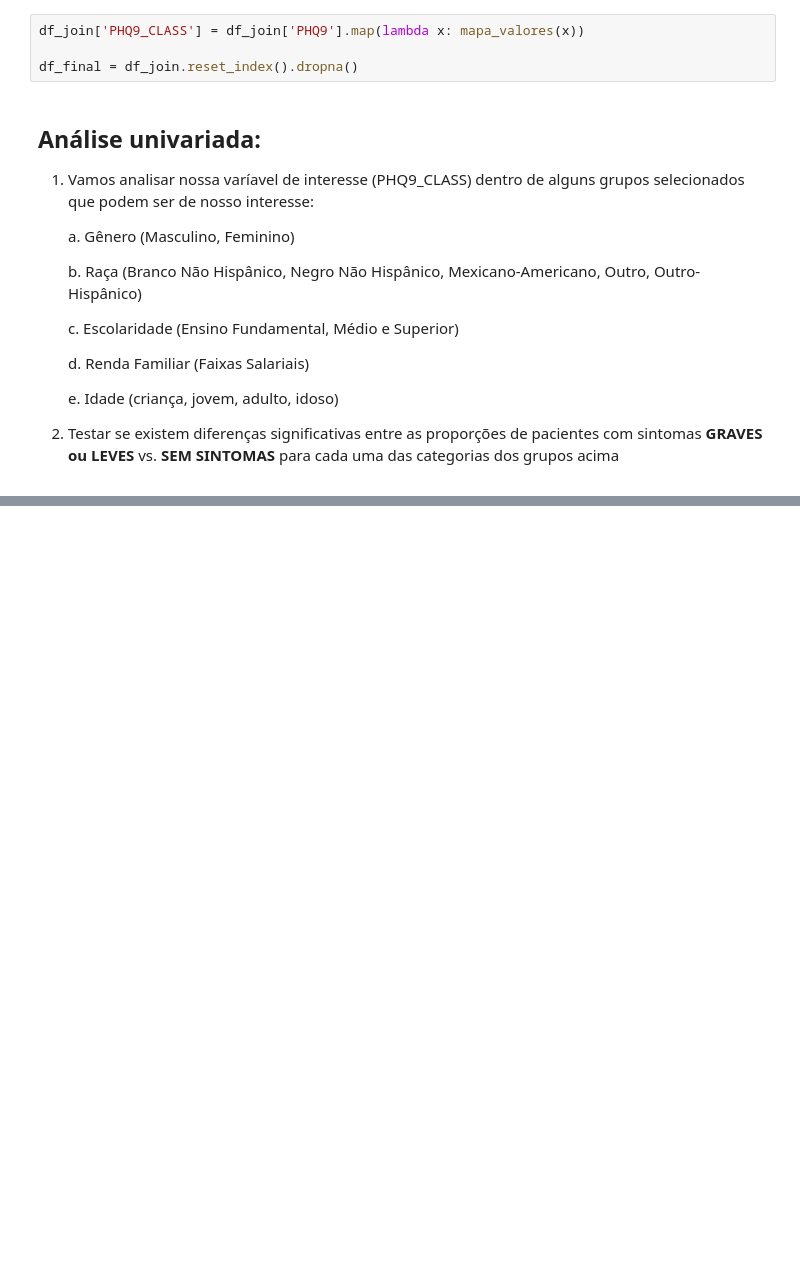
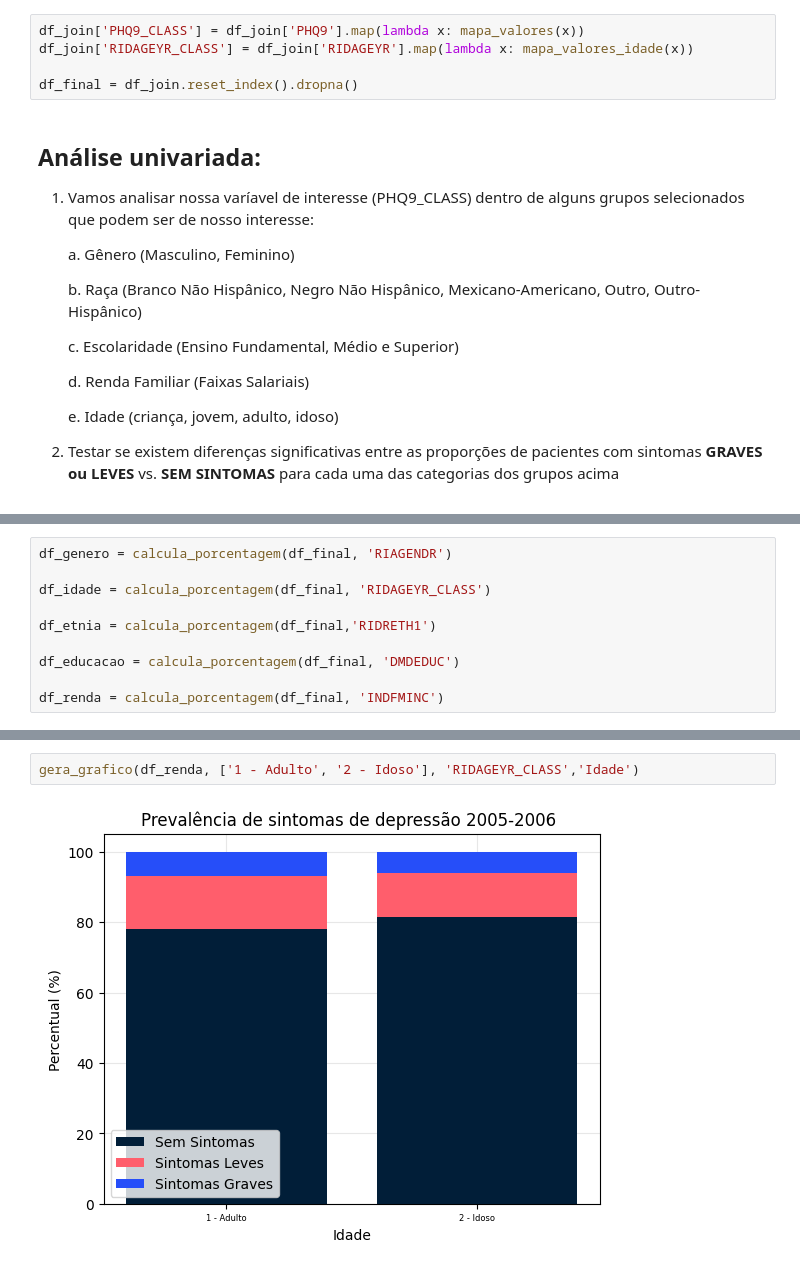
Before and after one commit to LuizAlbino/nhnes-data-project, a Jupyter notebook: main-notebook.ipynb, the cells around one changed output, grey strips where cells are left out. Cells and saved outputs as stored; diff of their text form; blank space fills up the shorter version.

Commit message:
Alterações nas funções de gráficos e mapeamento de valores para idade

```diff
--- a/main-notebook.ipynb
+++ b/main-notebook.ipynb
@@ -213,6 +275,7 @@ Resultado somado das perguntas:
 df_join['PHQ9'] = df_join['DPQ010'] + df_join['DPQ020'] + df_join['DPQ030'] + df_join['DPQ040'] + df_join['DPQ050'] + df_join['DPQ060'] + df_join['DPQ070'] + df_join['DPQ080'] + df_join['DPQ090']
 # %%
 df_join['PHQ9_CLASS'] = df_join['PHQ9'].map(lambda x: mapa_valores(x))
+df_join['RIDAGEYR_CLASS'] = df_join['RIDAGEYR'].map(lambda x: mapa_valores_idade(x))
 
 df_final = df_join.reset_index().dropna()
 # %% [markdown]
@@ -293,0 +297,10 @@ gera_grafico(df_gender, ['1 - Masculino', '2 - Feminino',], 'RIAGENDR','Gênero'
+# %%
+df_genero = calcula_porcentagem(df_final, 'RIAGENDR')
+
+df_idade = calcula_porcentagem(df_final, 'RIDAGEYR_CLASS')
+
+df_etnia = calcula_porcentagem(df_final,'RIDRETH1')
+
+df_educacao = calcula_porcentagem(df_final, 'DMDEDUC')
+
+df_renda = calcula_porcentagem(df_final, 'INDFMINC')
@@ -293,0 +317,4 @@ gera_grafico(df_gender, ['1 - Masculino', '2 - Feminino',], 'RIAGENDR','Gênero'
+# %%
+gera_grafico(df_renda, ['1 - Adulto', '2 - Idoso'], 'RIDAGEYR_CLASS','Idade')
+# %% [output]
+[figure, added]
```
Also changed, not shown: parts of 5 cells of this notebook.
